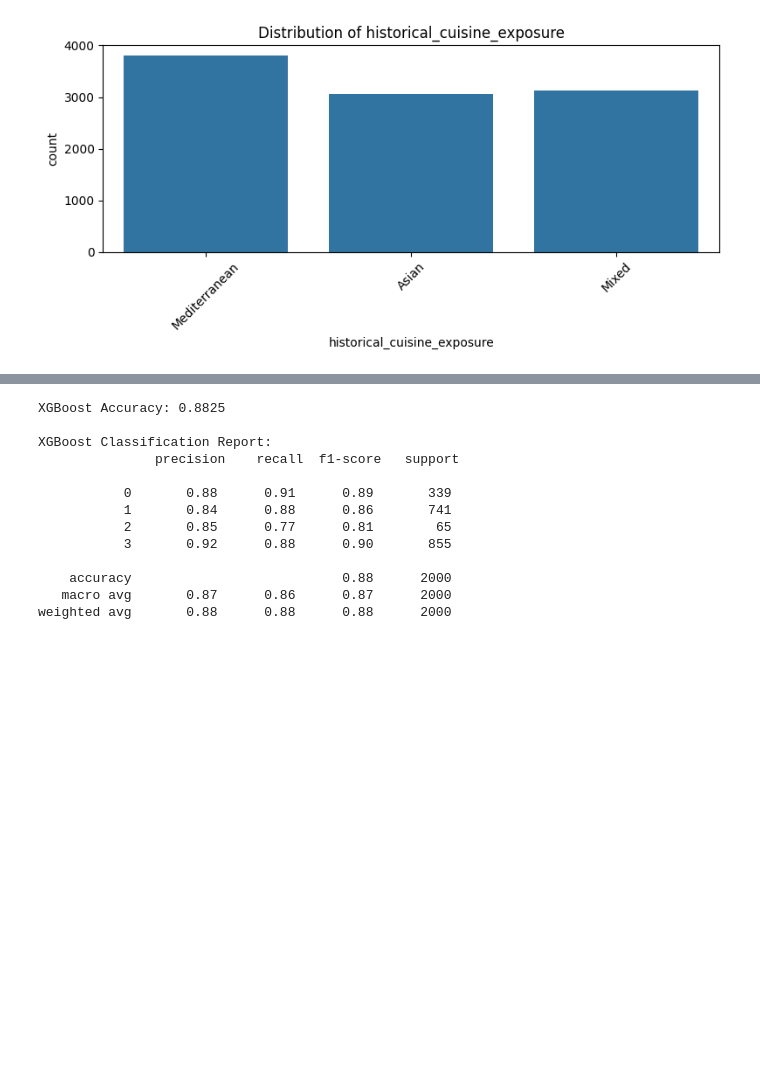
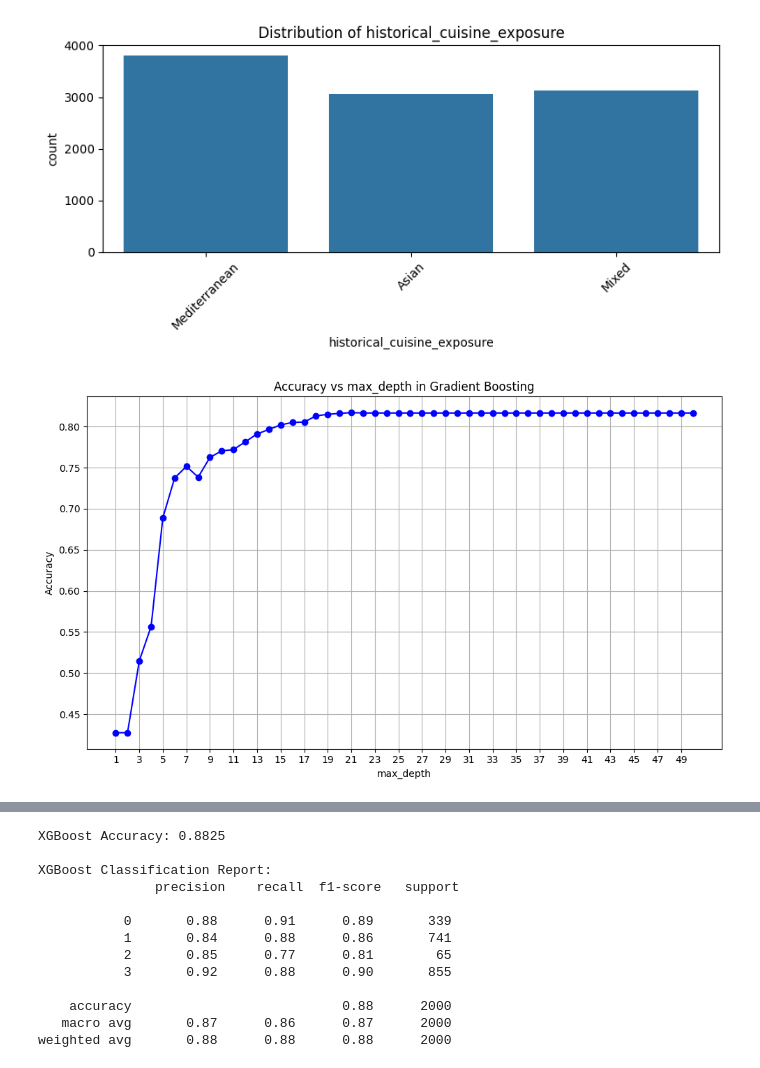
Before and after one commit to Siddhartha-NV/Machine-learning-lab, a Jupyter notebook: Ex7/excercise7.ipynb, the cells around one changed output, grey strips where cells are left out. Drawn from its saved outputs; the diff is of its cells as text; code cells hidden in the pictures; blank space fills up the shorter version.

```diff
--- a/Ex7/excercise7.ipynb
+++ b/Ex7/excercise7.ipynb
@@ -84,34 +84,36 @@ X_train, X_test, y_train, y_test = train_test_split(X, y, test_size=0.2, random_
 # %%
 import matplotlib.pyplot as plt
 from sklearn.ensemble import GradientBoostingClassifier
 from sklearn.metrics import accuracy_score
 
 # Store accuracy for each depth
 depths = range(1, 51)
 accuracies = []
 
 for depth in depths:
     model = GradientBoostingClassifier(
-        n_estimators=100,
+        n_estimators=2,
         learning_rate=0.1,
         max_depth=depth,
         random_state=42
     )
     model.fit(X_train, y_train)
     y_pred = model.predict(X_test)
     acc = accuracy_score(y_test, y_pred)
     accuracies.append(acc)
 
 # Plotting the accuracy vs max_depth
 plt.figure(figsize=(10, 6))
 plt.plot(depths, accuracies, marker='o', linestyle='-', color='blue')
 plt.title("Accuracy vs max_depth in Gradient Boosting")
 plt.xlabel("max_depth")
 plt.ylabel("Accuracy")
 plt.grid(True)
 plt.xticks(range(1, 51, 2))
 plt.tight_layout()
 plt.show()
+# %% [output]
+[figure, added]
 # %%
 
 cm = confusion_matrix(y_test, y_pred)
```
Also changed, not shown: parts of 4 cells of this notebook, 2 other files.
